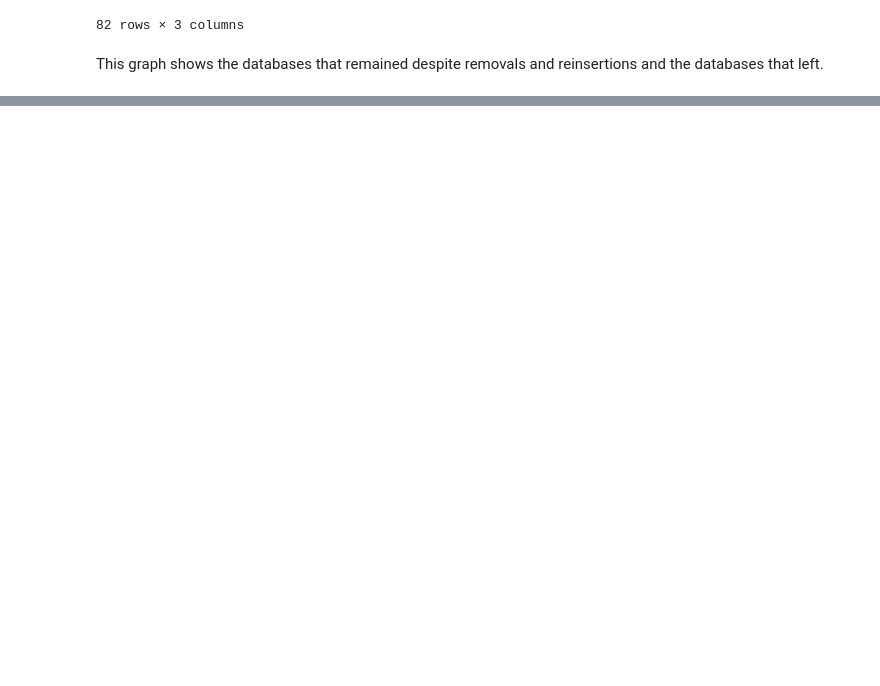
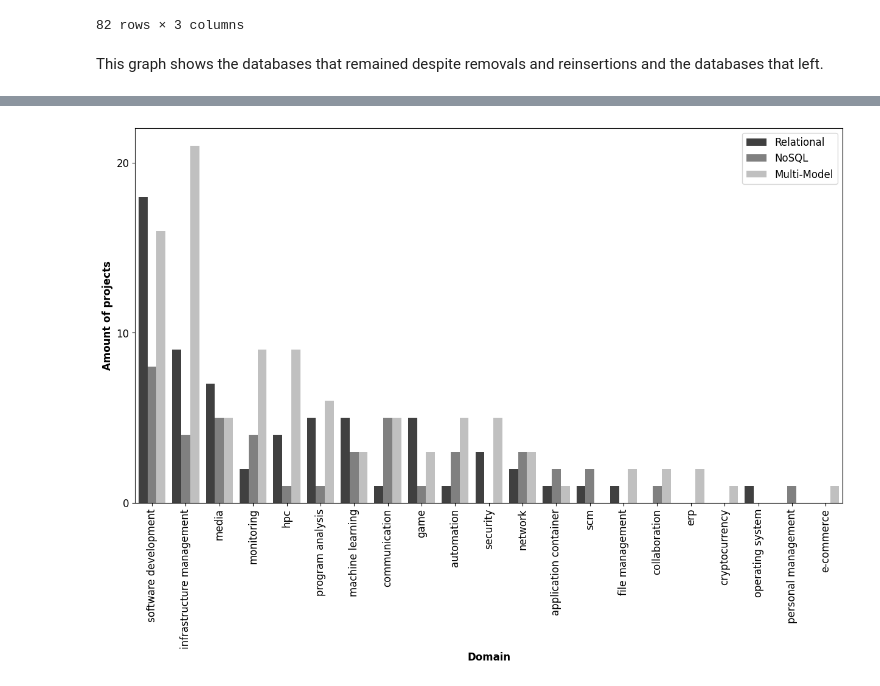
Before and after one commit to gems-uff/db-mining, a Jupyter notebook: src/historical_analysis.ipynb, the cells around one changed output, grey strips where cells are left out. Cells and saved outputs as stored; diff of their text form; code cells hidden in the pictures; blank space fills up the shorter version.

```diff
--- a/src/historical_analysis.ipynb
+++ b/src/historical_analysis.ipynb
@@ -644,0 +796,5 @@ posx and posy should be finite values
+# %%
+selecaoM = projects_with_db_multimodel['domain'].value_counts()
+selecaoM = pd.DataFrame(data=selecaoM)
+selecaoM.reset_index(inplace= True)
+selecaoM.rename(columns={'domain' : 'amount'})
@@ -644,0 +854,7 @@ posx and posy should be finite values
+# %%
+teste = pd.concat([selecaoR['index'], selecaoNR['index'], selecaoM['index']]).unique()
+table = pd.DataFrame(data=teste, columns = ['domain'])
+table['Relational'] = selecaoR['domain']
+table['NoSQL'] = 'NaN'
+table['Multi-Model'] = ''
+table
@@ -644,0 +879,16 @@ posx and posy should be finite values
+# %%
+#quando gera aqui, ele busca do DF que está construído na celula anterior, mudar a célula
+table['NoSQL'] = table['domain'].map(NR)
+table['Multi-Model'] = table['domain'].map(M)
+table = table.fillna(0)
+table = table.astype({'Relational':'int', 'NoSQL': 'int', 'Multi-Model': 'int'})
+table = table.rename(columns = {'domain' : 'Domain'})
+table['Total'] = table['Relational'] + table['NoSQL'] + table['Multi-Model']
+sorted_table = table.sort_values(by='Total', ascending=False)
+
+df = pd.DataFrame(table)
+sorted_df = df.sort_values(by='Total', ascending=False)
+sorted_df
+
+table = sorted_df
+table
@@ -644,0 +913,14 @@ posx and posy should be finite values
+# %%
+table.drop('Total', axis=1, inplace=True)
+# %%
+fig = plt.figure(figsize= (15, 8))
+
+domain_perfil = sns.barplot(data=table.melt(id_vars='Domain', value_name='Amount of projects', var_name='Model'), x='Domain', y='Amount of projects', hue='Model', palette='gray')
+domain_perfil.set_xticklabels(table['Domain'],rotation = 90, fontsize = 12)
+domain_perfil.set_xlabel("Domain",fontsize = 12, fontweight = 'bold')
+domain_perfil.set_ylabel("Amount of projects",fontsize = 12, fontweight = 'bold')
+plt.yticks(range(0, 30, 10), fontsize=12)
+domain_perfil.legend(fontsize = 12)
+plt.savefig(IMAGES_DIR+"/fig11.pdf", format="pdf", bbox_inches="tight")
+# %% [output]
+[figure, added]
```
Also changed, not shown: parts of 22 cells of this notebook, 45 other files.
